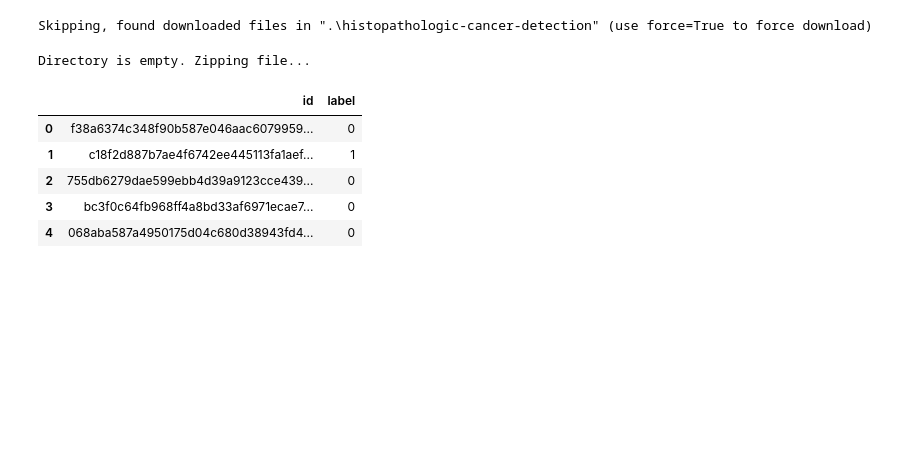
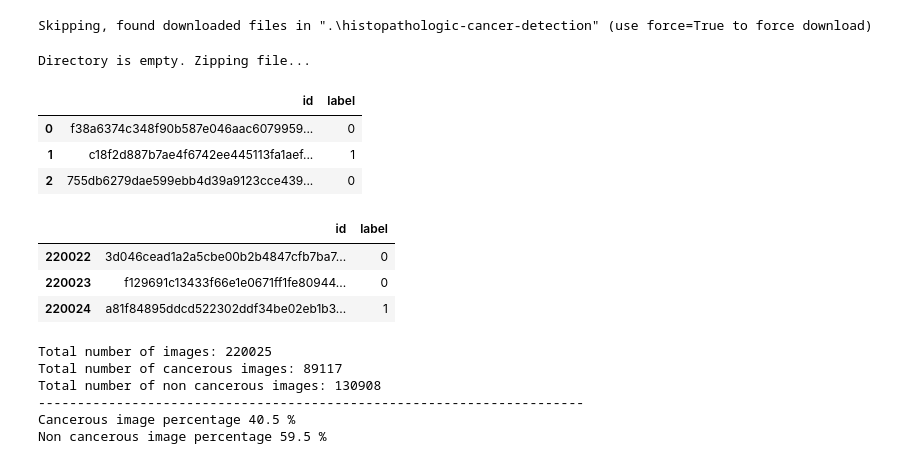
Before and after one commit to santtula123/Histopathologic-Cancer-Detection-Deep-Learning, a Jupyter notebook: 1_data_download_preprocessing.ipynb, the cells around one changed output. Cells and saved outputs as stored; diff of their text form; code cells hidden in the pictures; blank space fills up the shorter version.

Commit message:
added some info about data that is used

```diff
--- a/1_data_download_preprocessing.ipynb
+++ b/1_data_download_preprocessing.ipynb
@@ -35,14 +35,36 @@ mkdir_if_not_exist(eval_location + "non-cancerous")
 import pandas as pd
 image_data = pd.read_csv('./histopathologic-cancer-detection/train_labels.csv')
 # %%
-image_data.head()
+display(image_data.head(3))
+display(image_data.tail(3))
+
+total_number_of_images = len(image_data)
+
+counts_by_type = image_data['label'].value_counts()
+total_number_of_cancerous_images = counts_by_type[1]
+total_number_of_non_cancerous_images = counts_by_type[0]
+
+print(f"Total number of images: {total_number_of_images}")
+print(f"Total number of cancerous images: {total_number_of_cancerous_images}")
+print(f"Total number of non cancerous images: {total_number_of_non_cancerous_images}")
+print("----------------------------------------------------------------------")
+print(f"Cancerous image percentage {round(total_number_of_cancerous_images / total_number_of_images * 100, 2)} %")
+print(f"Non cancerous image percentage {round(total_number_of_non_cancerous_images / total_number_of_images * 100, 2)} %")
 # %% [output]
 |  | id | label |
 | 0 | f38a6374c348f90b587e046aac6079959... | 0 |
 | 1 | c18f2d887b7ae4f6742ee445113fa1aef... | 1 |
 | 2 | 755db6279dae599ebb4d39a9123cce439... | 0 |
-| 3 | bc3f0c64fb968ff4a8bd33af6971ecae7... | 0 |
-| 4 | 068aba587a4950175d04c680d38943fd4... | 0 |
+|  | id | label |
+| 220022 | 3d046cead1a2a5cbe00b2b4847cfb7ba7... | 0 |
+| 220023 | f129691c13433f66e1e0671ff1fe80944... | 0 |
+| 220024 | a81f84895ddcd522302ddf34be02eb1b3... | 1 |
+Total number of images: 220025
+Total number of cancerous images: 89117
+Total number of non cancerous images: 130908
+----------------------------------------------------------------------
+Cancerous image percentage 40.5 %
+Non cancerous image percentage 59.5 %
 # %%
 import random
 import shutil
```
Also changed, not shown: parts of 2 cells of this notebook.
